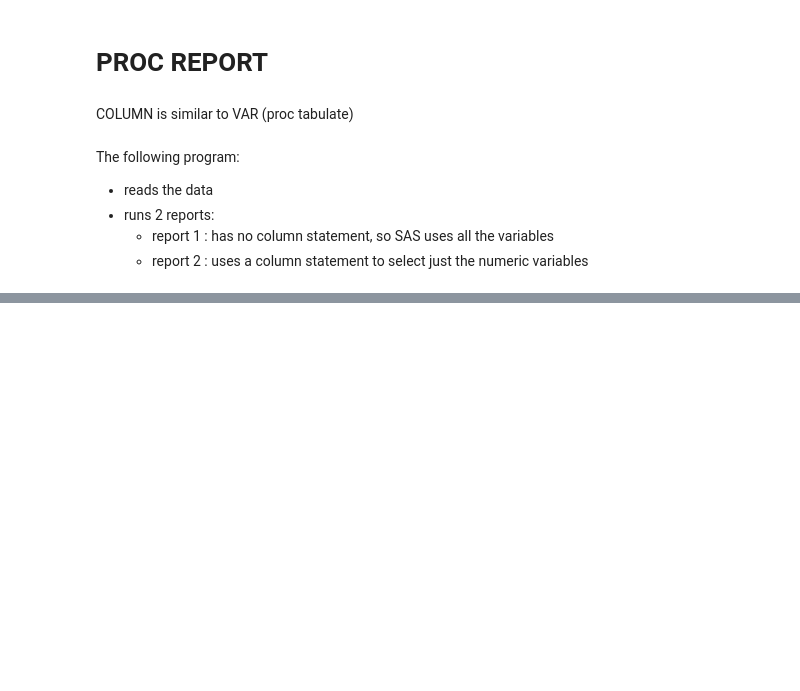
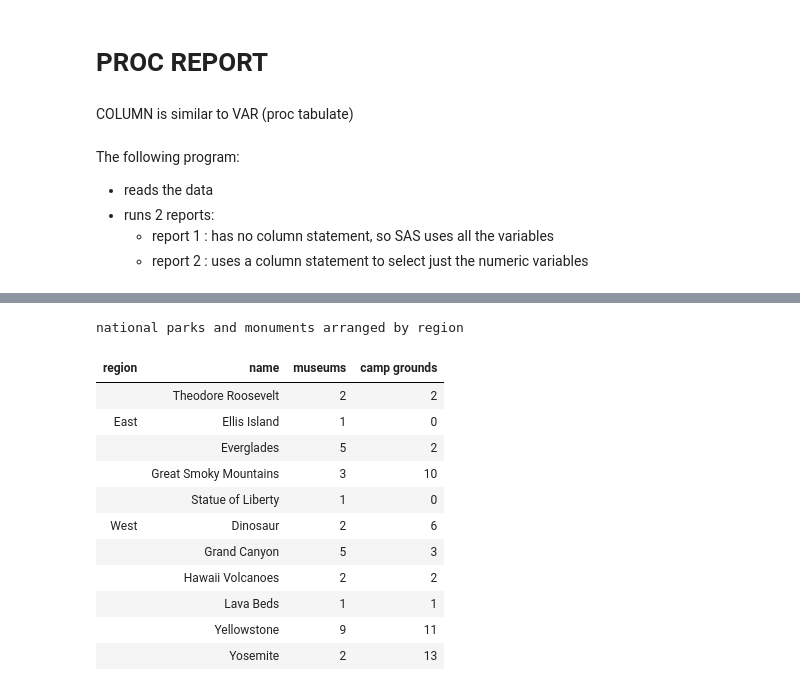
Before and after one commit to CollierKing/CodeSnippits, a Jupyter notebook: SAS/3 - Summarizing, reporting.ipynb, the cells around one changed output, grey strips where cells are left out. Saved outputs shown, nothing was run; the diff lists cells and outputs as text; code cells hidden in the pictures; blank space fills up the shorter version.

```diff
--- a/SAS/3 - Summarizing, reporting.ipynb
+++ b/SAS/3 - Summarizing, reporting.ipynb
@@ -231,0 +271,26 @@ The following program:
+# %%
+data natparks;
+    infile "Parks.dat";
+    input name $ 1-21 type $ region $ museums camping;
+run;
+*proc report with ORder varible, missing option, and column header;
+proc report data = natparks nowindows headline missing; *since missing included, obs with missing region values will be included in report;
+    column region name museums camping;
+    define region/order;
+    define camping/analysis 'camp/grounds';
+    title 'national parks and monuments arranged by region';
+run;
+# %% [output]
+national parks and monuments arranged by region
+| region | name | museums | camp grounds |
+|  | Theodore Roosevelt | 2 | 2 |
+| East | Ellis Island | 1 | 0 |
+|  | Everglades | 5 | 2 |
+|  | Great Smoky Mountains | 3 | 10 |
+|  | Statue of Liberty | 1 | 0 |
+| West | Dinosaur | 2 | 6 |
+|  | Grand Canyon | 5 | 3 |
+|  | Hawaii Volcanoes | 2 | 2 |
+|  | Lava Beds | 1 | 1 |
+|  | Yellowstone | 9 | 11 |
+|  | Yosemite | 2 | 13 |
```
Also changed, not shown: parts of 18 cells of this notebook.
